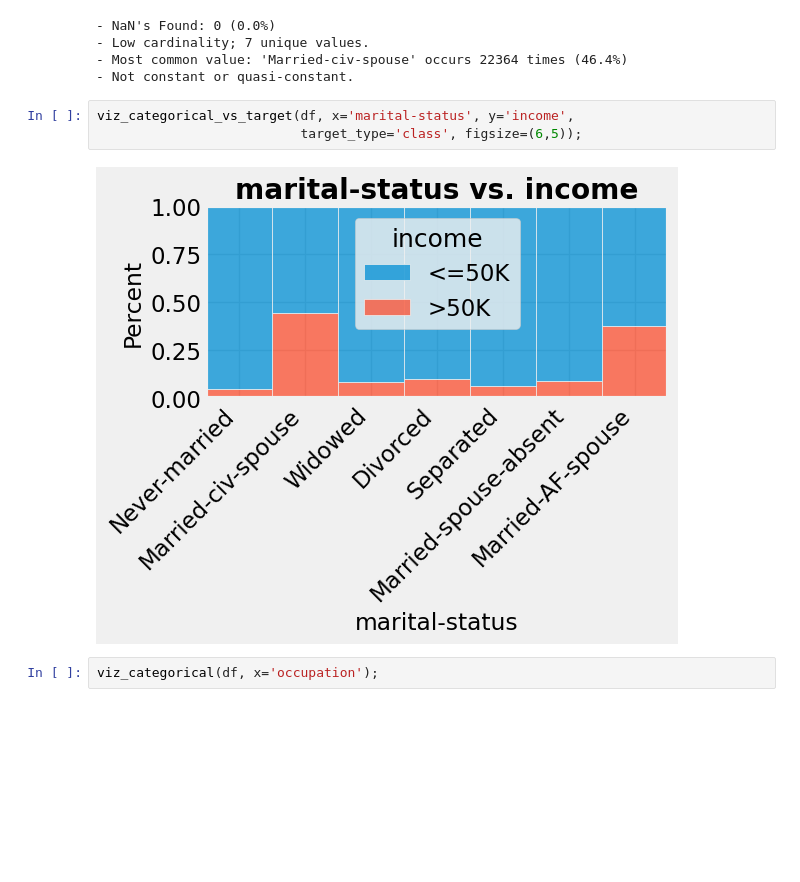
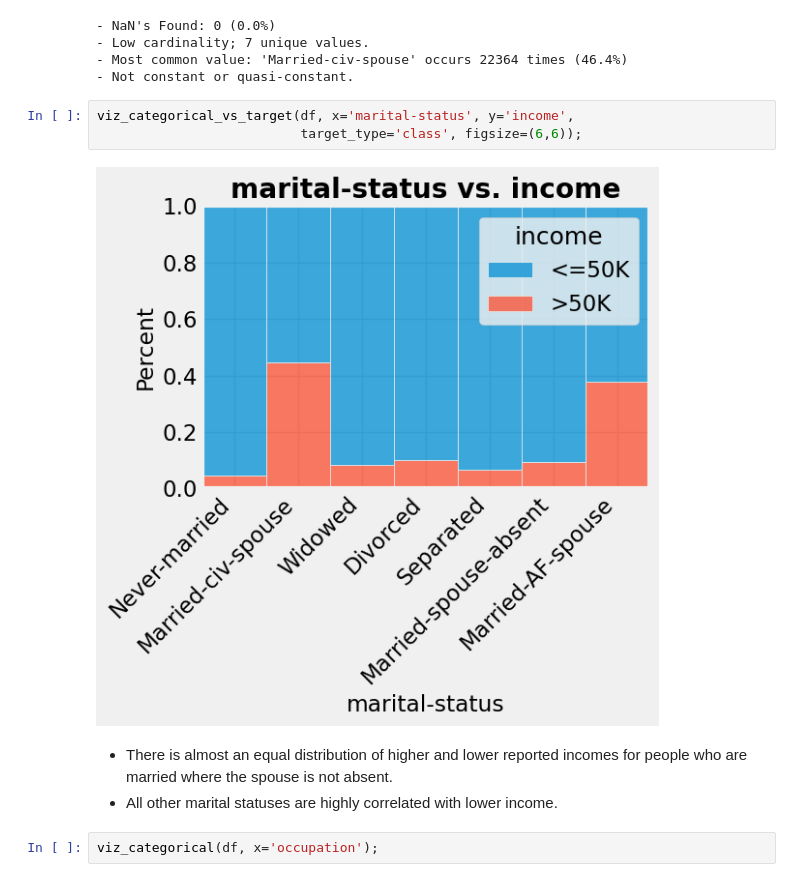
Before and after one commit to NemesisCrociata/Prediction-of-Adult-Income, a Jupyter notebook: Prediction_of_Adult_Income.ipynb, the cells around one changed output. Saved outputs shown, nothing was run; the diff lists cells and outputs as text; blank space fills up the shorter version.

```diff
--- a/Prediction_of_Adult_Income.ipynb
+++ b/Prediction_of_Adult_Income.ipynb
@@ -901,9 +936,12 @@ viz_categorical(df, x='marital-status');
 - Not constant or quasi-constant.
 # %%
 viz_categorical_vs_target(df, x='marital-status', y='income',
-                          target_type='class', figsize=(6,5));
+                          target_type='class', figsize=(6,6));
 # %% [output]
-[figure, old version]
+[figure, new version]
+# %% [markdown]
+- There is almost an equal distribution of higher and lower reported incomes for people who are married where the spouse is not absent.
+- All other marital statuses are highly correlated with lower income.
 # %%
 viz_categorical(df, x='occupation');
 # %% [output]
```
Also changed, not shown: parts of 25 cells of this notebook.
